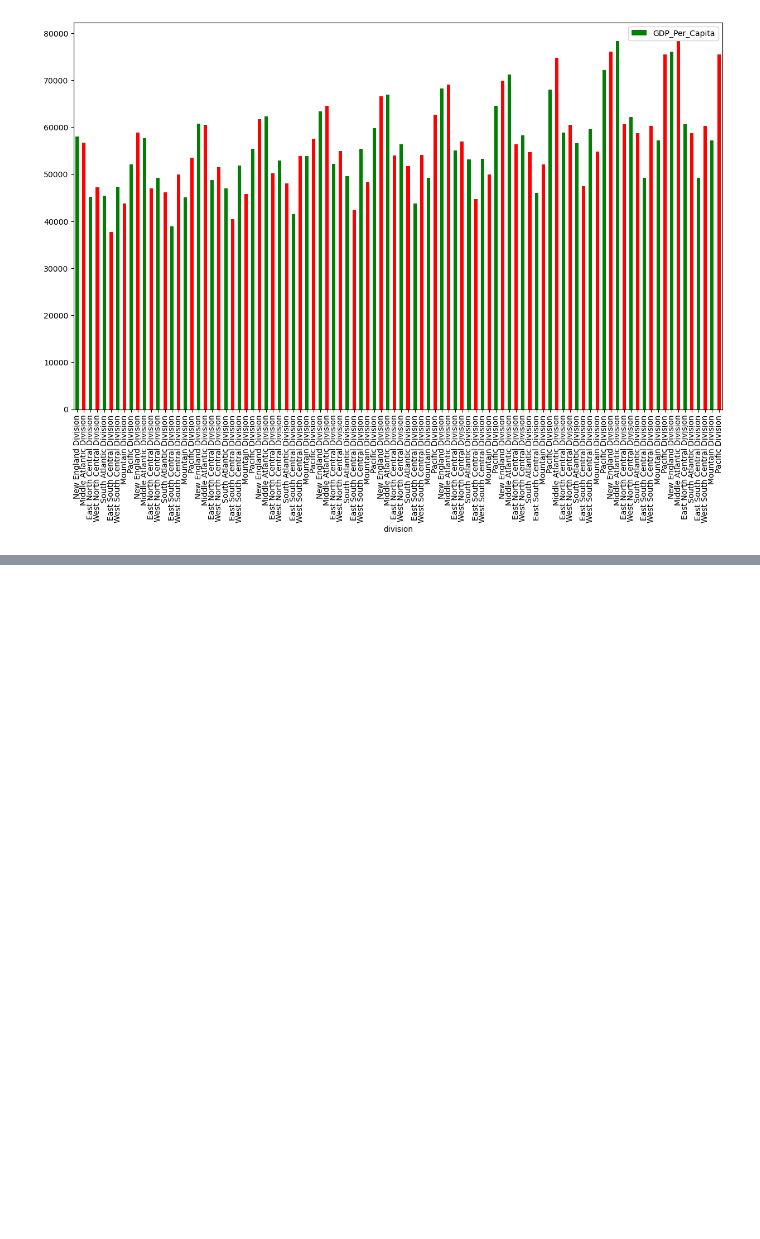
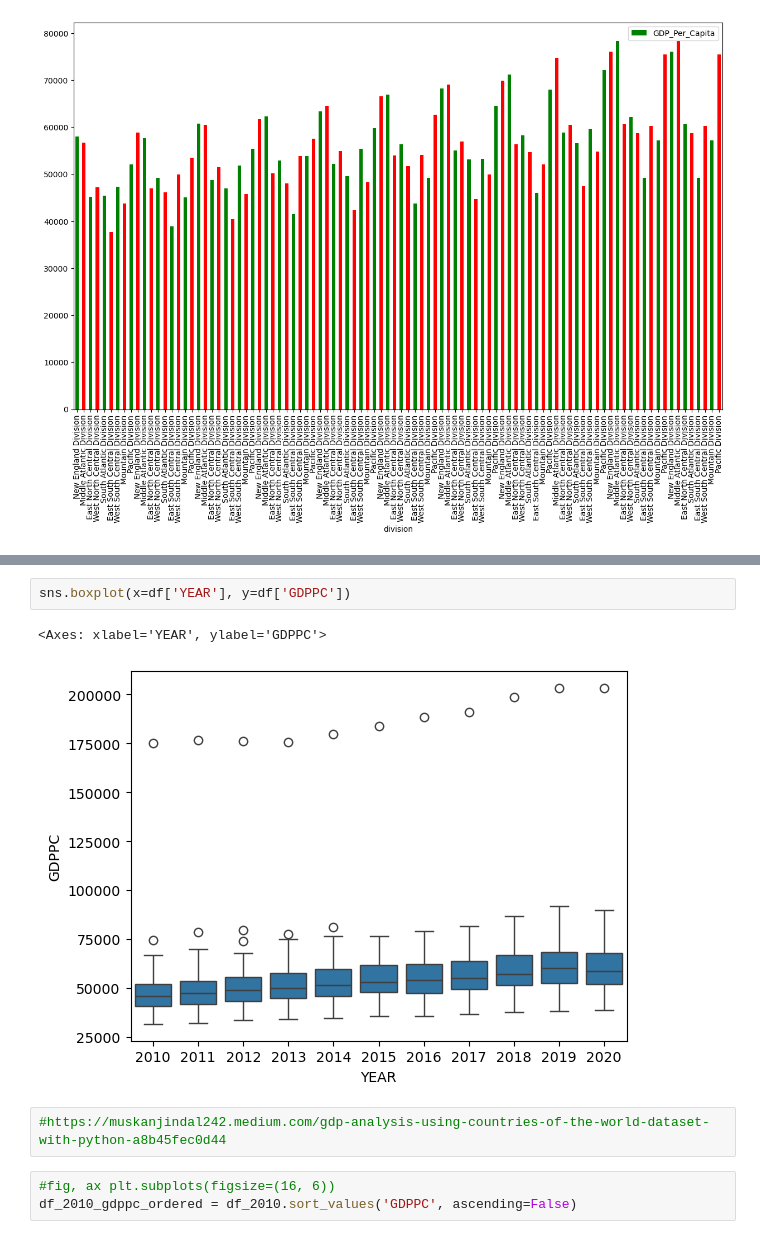
Before and after one commit to lightc4/lightch_capstone1, a Jupyter notebook: notebook/GDPPC.ipynb, the cells around one changed output, grey strips where cells are left out. Saved outputs shown, nothing was run; the diff lists cells and outputs as text; blank space fills up the shorter version.

```diff
--- a/notebook/GDPPC.ipynb
+++ b/notebook/GDPPC.ipynb
@@ -107,0 +184,10 @@ NameError: name 'y' is not defined
+# %%
+sns.boxplot(x=df['YEAR'], y=df['GDPPC'])
+# %% [output]
+<Axes: xlabel='YEAR', ylabel='GDPPC'>
+[figure, added]
+# %%
+#https://muskanjindal242.medium.com/gdp-analysis-using-countries-of-the-world-dataset-with-python-a8b45fec0d44
+# %%
+#fig, ax plt.subplots(figsize=(16, 6))
+df_2010_gdppc_ordered = df_2010.sort_values('GDPPC', ascending=False)
```
Also changed, not shown: parts of 16 cells of this notebook.
